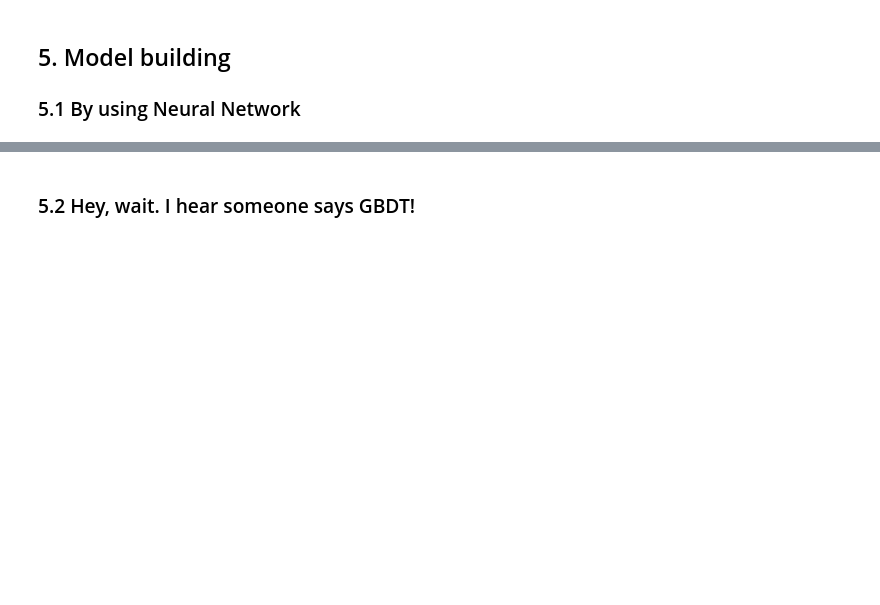
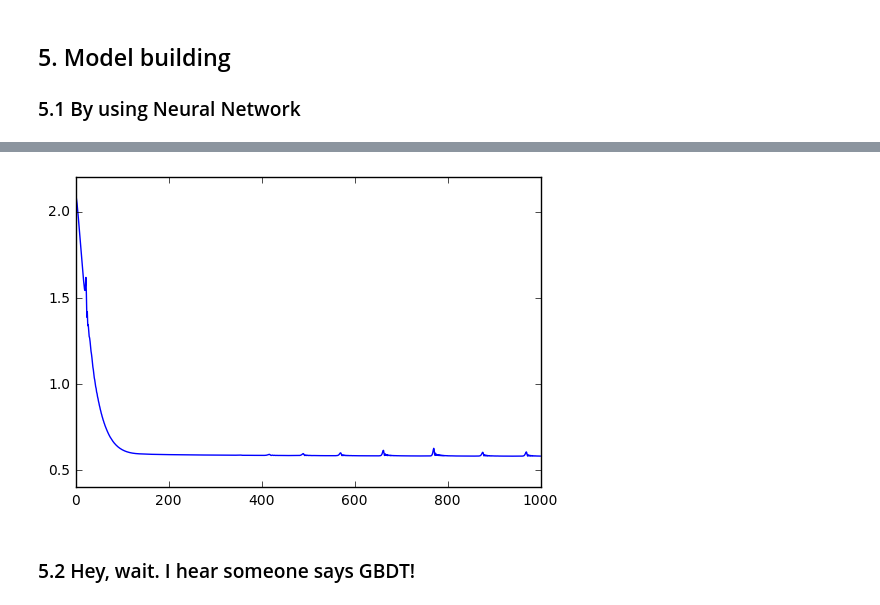
Before and after one commit to wattlebird/KaggleMarchMania2017, a Jupyter notebook: March Machine Learning Mania 2017.ipynb, the cells around one changed output, grey strips where cells are left out. Cells and saved outputs as stored; diff of their text form; code cells hidden in the pictures; blank space fills up the shorter version.

```diff
--- a/March Machine Learning Mania 2017.ipynb
+++ b/March Machine Learning Mania 2017.ipynb
@@ -470,3 +477,9 @@ log_loss(Yv, Yp)
+# %%
+plt.plot(history.history["loss"])
+
+plt.show()
+# %% [output]
+[figure, added]
 # %% [markdown]
 ### 5.2 Hey, wait. I hear someone says GBDT!
 # %%
```
Also changed, not shown: parts of 38 cells of this notebook, 4 other files.
